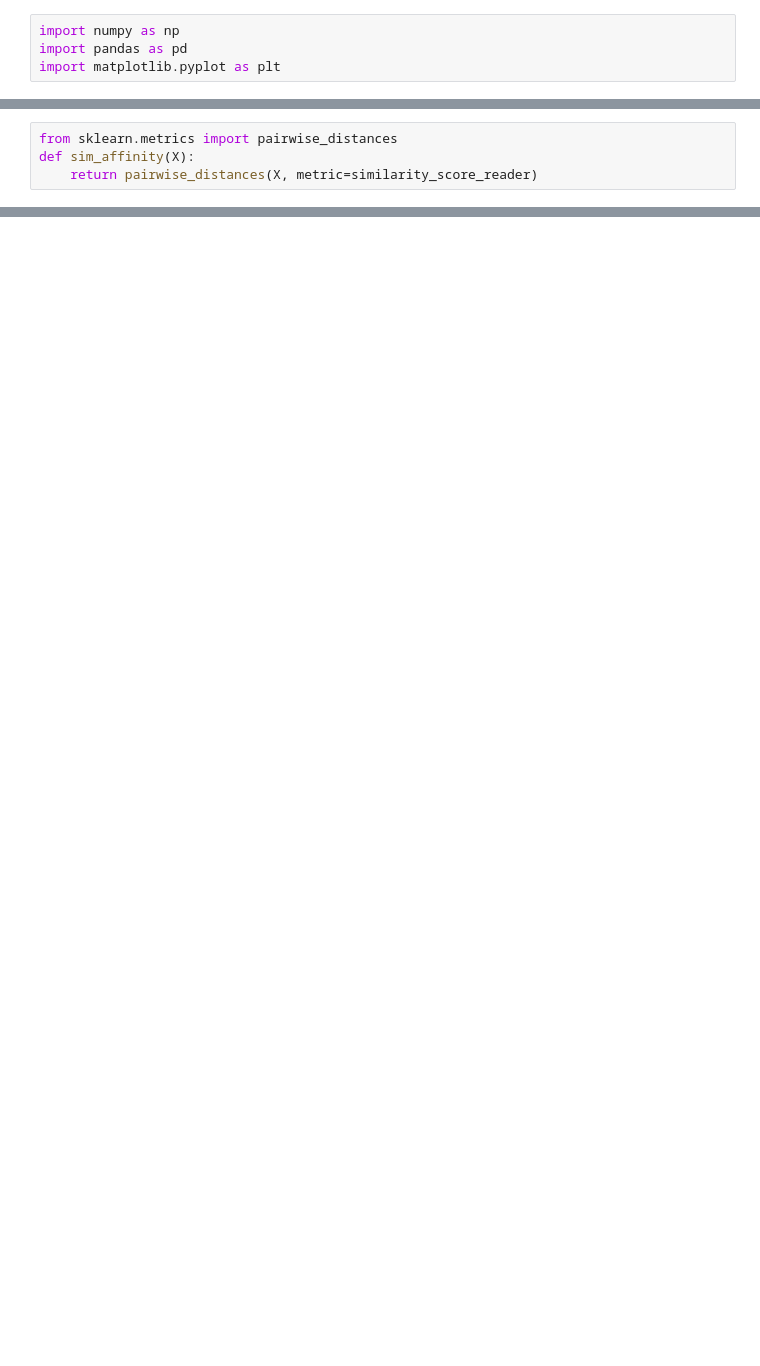
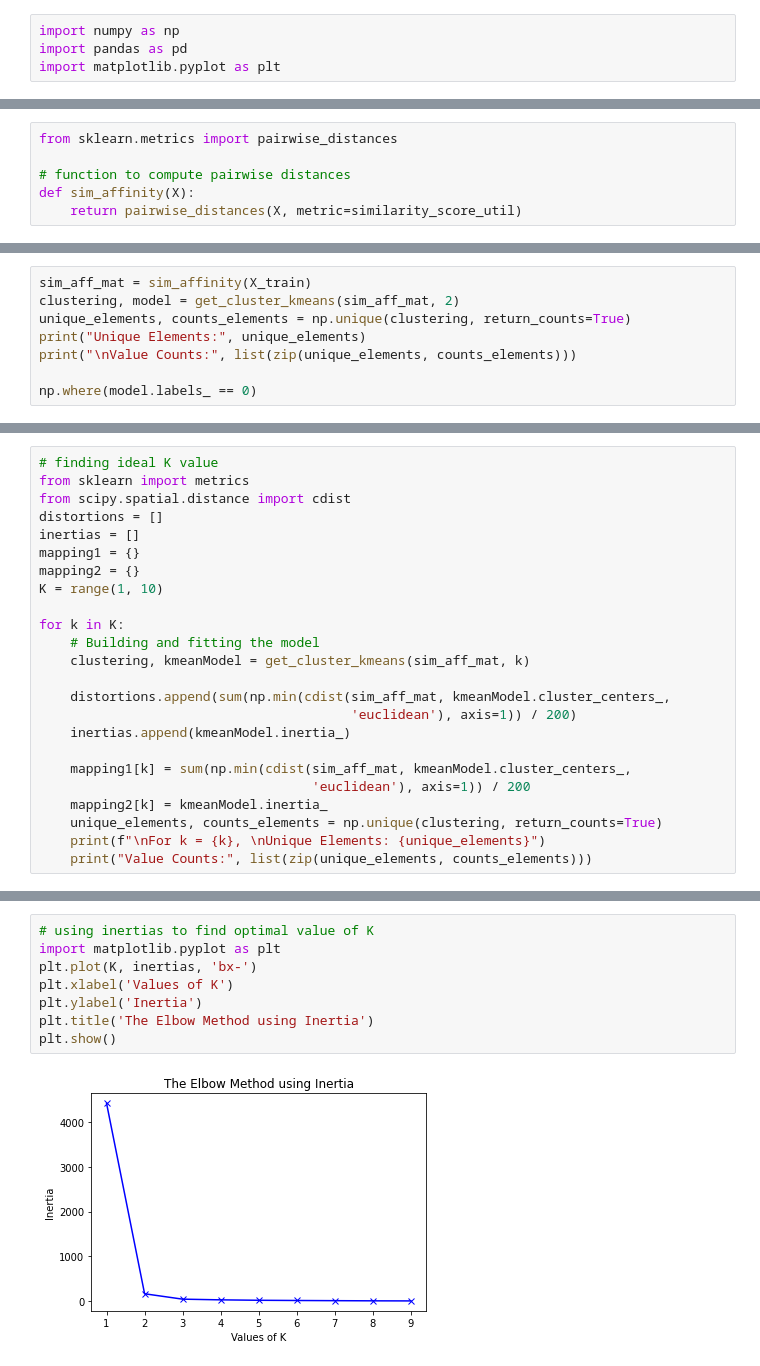
Before and after one commit to NITK-CS750/JSON-Clustering, a Jupyter notebook: scripts/clustering.ipynb, the cells around one changed output, grey strips where cells are left out. Saved outputs shown, nothing was run; the diff lists cells and outputs as text; blank space fills up the shorter version.

```diff
--- a/scripts/clustering.ipynb
+++ b/scripts/clustering.ipynb
@@ -58,4 +53,6 @@ X_train = np.array([i for i in range(0, 100)]).reshape(-1, 1)
 # %%
 from sklearn.metrics import pairwise_distances
+
+# function to compute pairwise distances
 def sim_affinity(X):
-    return pairwise_distances(X, metric=similarity_score_reader)
+    return pairwise_distances(X, metric=similarity_score_util)
@@ -61,0 +66,8 @@ def sim_affinity(X):
+# %%
+sim_aff_mat = sim_affinity(X_train)
+clustering, model = get_cluster_kmeans(sim_aff_mat, 2)
+unique_elements, counts_elements = np.unique(clustering, return_counts=True)
+print("Unique Elements:", unique_elements)
+print("\nValue Counts:", list(zip(unique_elements, counts_elements)))
+
+np.where(model.labels_ == 0)
@@ -61,0 +96,24 @@ def sim_affinity(X):
+# %%
+# finding ideal K value
+from sklearn import metrics
+from scipy.spatial.distance import cdist
+distortions = []
+inertias = []
+mapping1 = {}
+mapping2 = {}
+K = range(1, 10)
+
+for k in K:
+    # Building and fitting the model
+    clustering, kmeanModel = get_cluster_kmeans(sim_aff_mat, k)
+
+    distortions.append(sum(np.min(cdist(sim_aff_mat, kmeanModel.cluster_centers_,
+                                        'euclidean'), axis=1)) / 200)
+    inertias.append(kmeanModel.inertia_)
+
+    mapping1[k] = sum(np.min(cdist(sim_aff_mat, kmeanModel.cluster_centers_,
+                                   'euclidean'), axis=1)) / 200
+    mapping2[k] = kmeanModel.inertia_
+    unique_elements, counts_elements = np.unique(clustering, return_counts=True)
+    print(f"\nFor k = {k}, \nUnique Elements: {unique_elements}")
+    print("Value Counts:", list(zip(unique_elements, counts_elements)))
@@ -61,0 +138,10 @@ def sim_affinity(X):
+# %%
+# using inertias to find optimal value of K
+import matplotlib.pyplot as plt
+plt.plot(K, inertias, 'bx-')
+plt.xlabel('Values of K')
+plt.ylabel('Inertia')
+plt.title('The Elbow Method using Inertia')
+plt.show()
+# %% [output]
+[figure, added]
```
Also changed, not shown: parts of 20 cells of this notebook, 14 other files.
